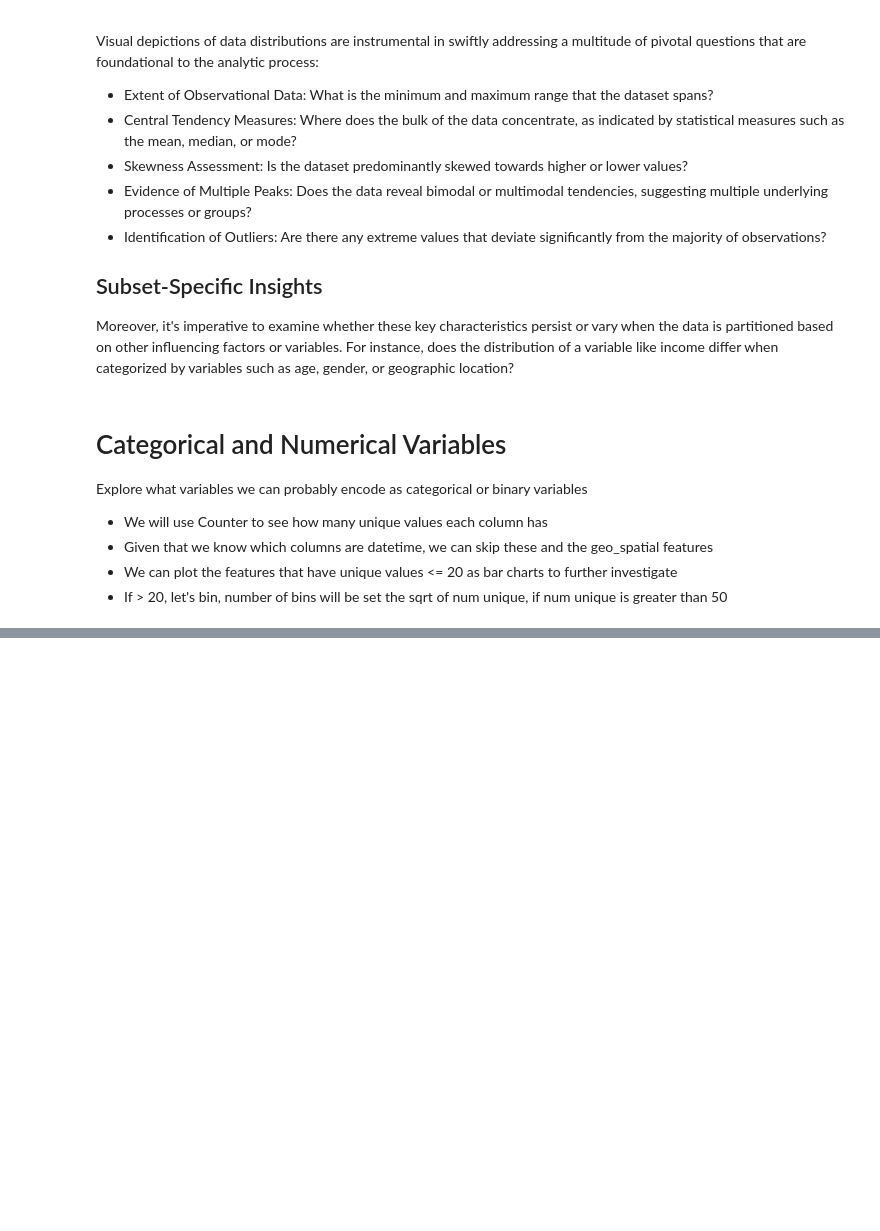
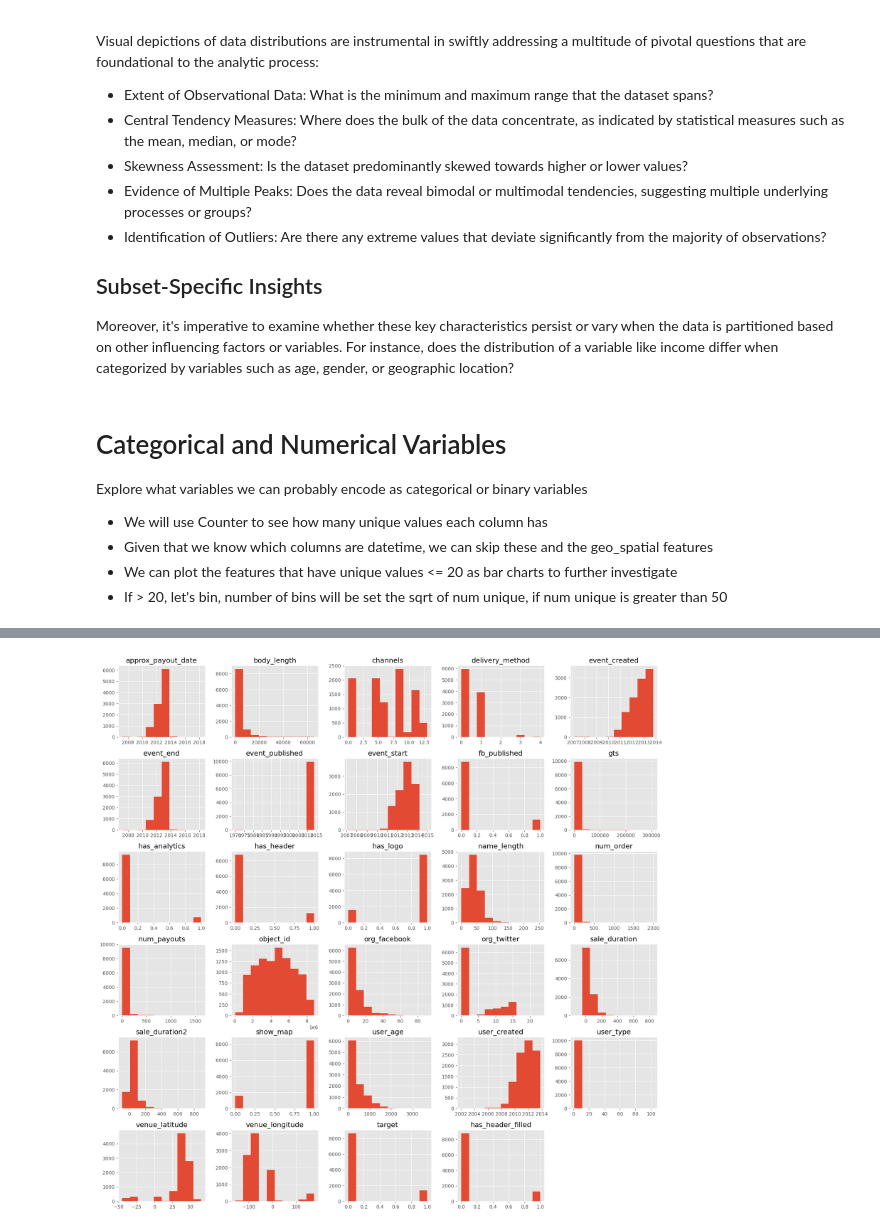
Before and after one commit to RodrigoGonzalez/transaction-risk-profiler, a Jupyter notebook: notebooks/0_EDA.ipynb, the cells around one changed output, grey strips where cells are left out. Saved outputs shown, nothing was run; the diff lists cells and outputs as text; code cells hidden in the pictures; blank space fills up the shorter version.

```diff
--- a/notebooks/0_EDA.ipynb
+++ b/notebooks/0_EDA.ipynb
@@ -288,0 +362,5 @@ Charting Column 13: fb_published
+# %%
+df.hist(figsize=(20,20))
+plt.show()
+# %% [output]
+[figure, added]
```
Also changed, not shown: parts of 12 cells of this notebook, 2 other files.
